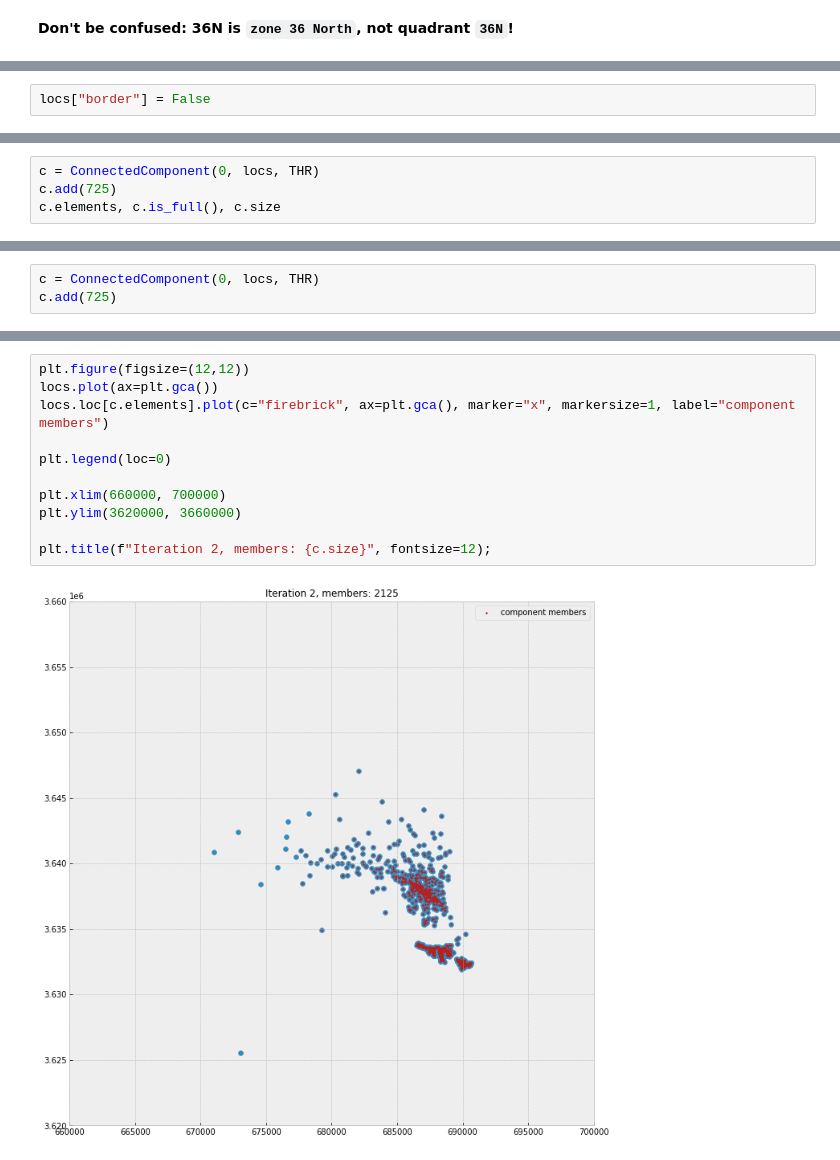
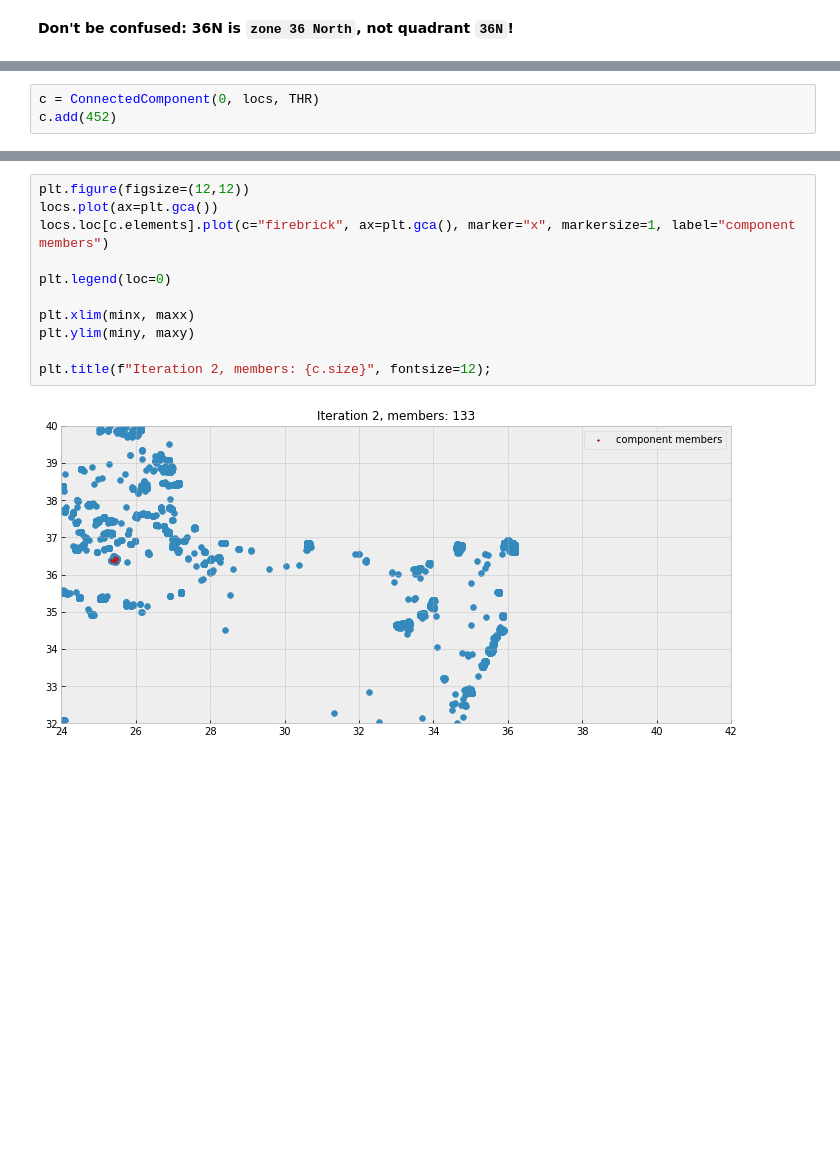
Before and after one commit to efratmag/ports-mapping-using-behavioral-vessel-data, a Jupyter notebook: dev_experiments/[Dev] Connected components algo.ipynb, the cells around one changed output, grey strips where cells are left out. Saved outputs shown, nothing was run; the diff lists cells and outputs as text; blank space fills up the shorter version.

```diff
--- a/dev_experiments/[Dev] Connected components algo.ipynb
+++ b/dev_experiments/[Dev] Connected components algo.ipynb
@@ -328,2 +748,5 @@ get_in_zone_neighbors(locs.iloc[0], locs.iloc[:100], THR)
+# %%
+c = ConnectedComponent(0, locs, THR)
+c.add(452)
 # %%
 plt.figure(figsize=(12,12))
@@ -341,2 +763,0 @@ Subclasses:
-# %%
-locs["border"] = False
@@ -356,4 +763,0 @@ Name: 725, dtype: object
-# %%
-c = ConnectedComponent(0, locs, THR)
-c.add(725)
-c.elements, c.is_full(), c.size
@@ -375,3 +763,0 @@ c.elements, c.is_full(), c.size
-# %%
-c = ConnectedComponent(0, locs, THR)
-c.add(725)
@@ -396,16 +769,16 @@ c.size, c.is_full(), len(c.members.difference(c.visited))
 # %%
 plt.figure(figsize=(12,12))
 locs.plot(ax=plt.gca())
 locs.loc[c.elements].plot(c="firebrick", ax=plt.gca(), marker="x", markersize=1, label="component members")
 
 plt.legend(loc=0)
 
-plt.xlim(660000, 700000)
-plt.ylim(3620000, 3660000)
+plt.xlim(minx, maxx)
+plt.ylim(miny, maxy)
 
 plt.title(f"Iteration 2, members: {c.size}", fontsize=12);
 # %% [output]
-[figure, old version]
+[figure, new version]
 # %%
 c.grow(locs)
 c.size, c.is_full(), len(c.members.difference(c.visited))
```
Also changed, not shown: parts of 99 cells of this notebook, 4 other files.
